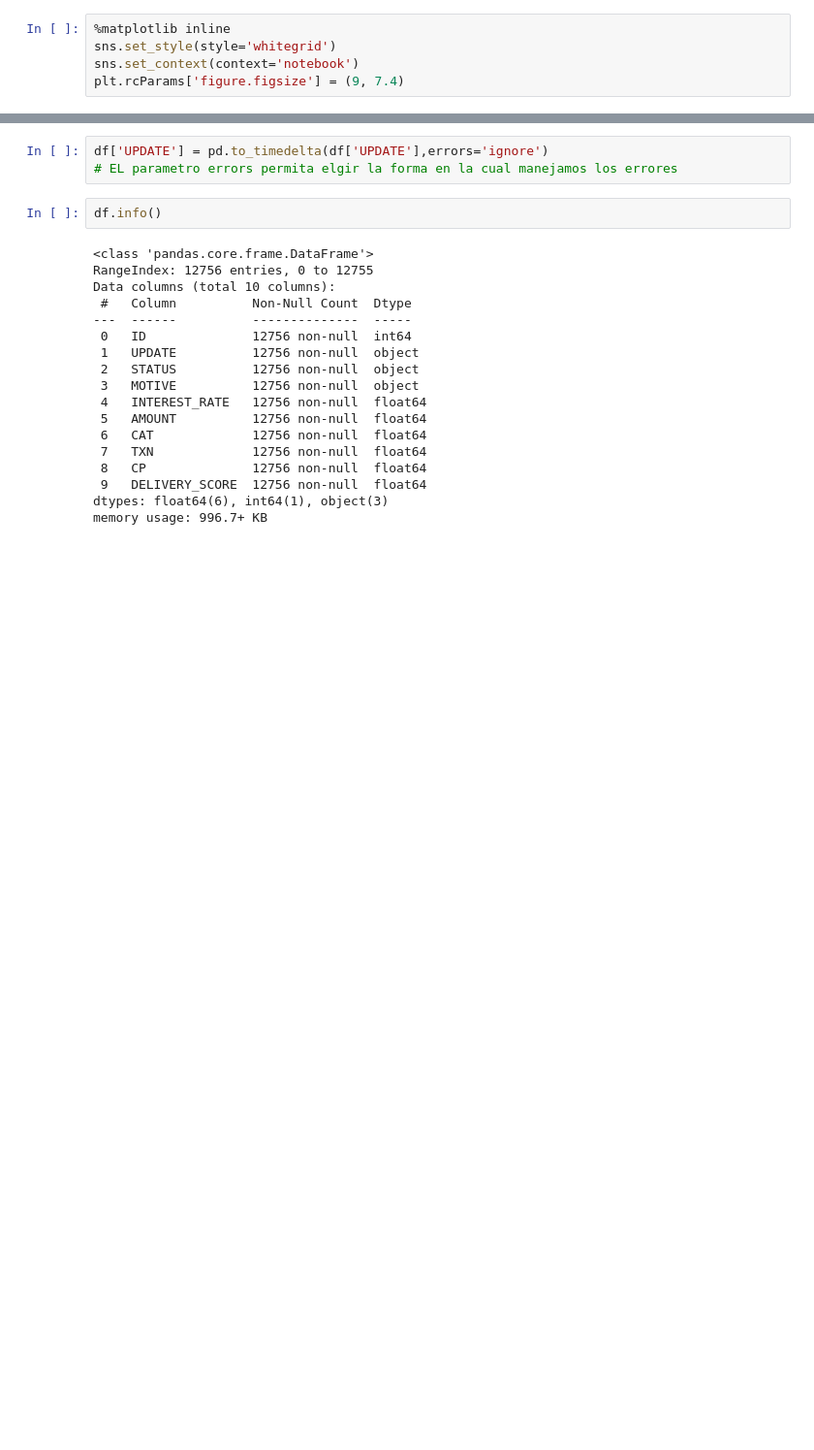
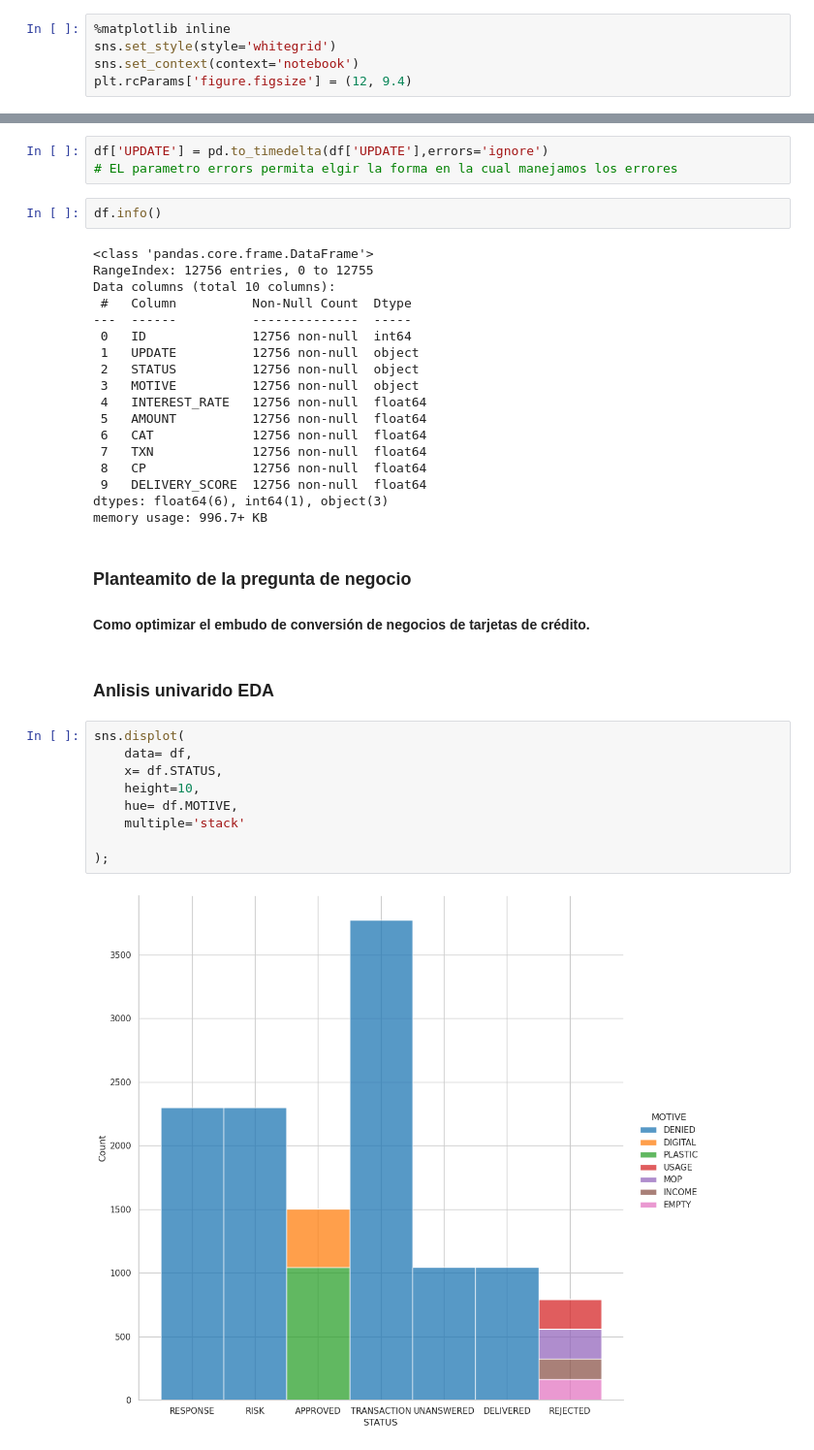
Before and after one commit to AstinSeverino/BI_analyst, a Jupyter notebook: BI_analyst/notebooks/main.ipynb, the cells around one changed output, grey strips where cells are left out. Shown: that part at 97% size. Drawn from its saved outputs; the diff is of its cells as text; blank space fills up the shorter version.

```diff
--- a/BI_analyst/notebooks/main.ipynb
+++ b/BI_analyst/notebooks/main.ipynb
@@ -16,7 +16,7 @@ import matplotlib.pyplot as plt
 %matplotlib inline
 sns.set_style(style='whitegrid')
 sns.set_context(context='notebook')
-plt.rcParams['figure.figsize'] = (9, 7.4)
+plt.rcParams['figure.figsize'] = (12, 9.4)
 # %% [markdown]
 ### Cargando los datos
 # %%
@@ -243,3 +224,20 @@ Data columns (total 10 columns):
  9   DELIVERY_SCORE  12756 non-null  float64
 dtypes: float64(6), int64(1), object(3)
 memory usage: 996.7+ KB
+# %% [markdown]
+### Planteamito de la pregunta de negocio
+
+#### Como optimizar el  embudo de conversión de negocios de tarjetas de crédito.
+# %% [markdown]
+### Anlisis univarido EDA
+# %%
+sns.displot(
+    data= df,
+    x= df.STATUS,
+    height=10,
+    hue= df.MOTIVE,
+    multiple='stack'
+
+);
+# %% [output]
+[figure, added]
```
Also changed, not shown: parts of 23 cells of this notebook.
